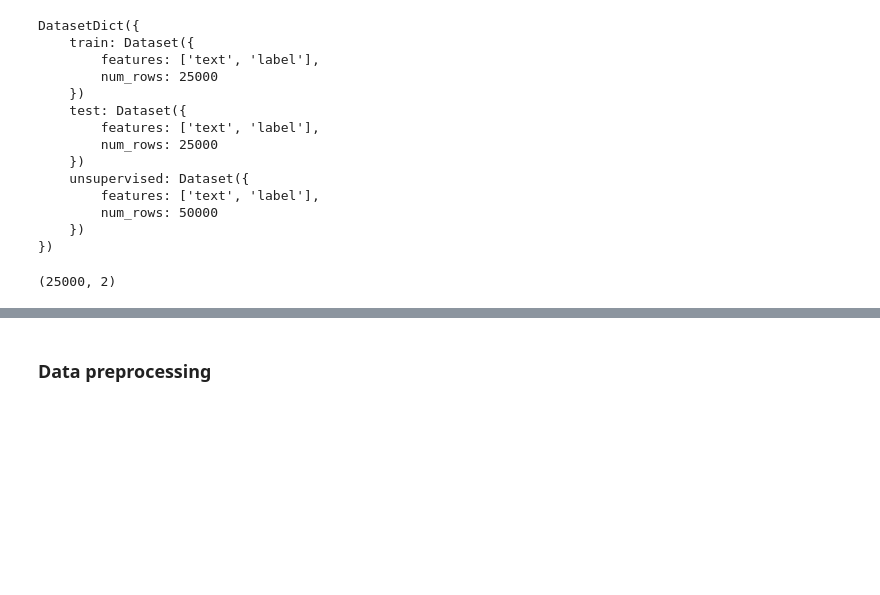
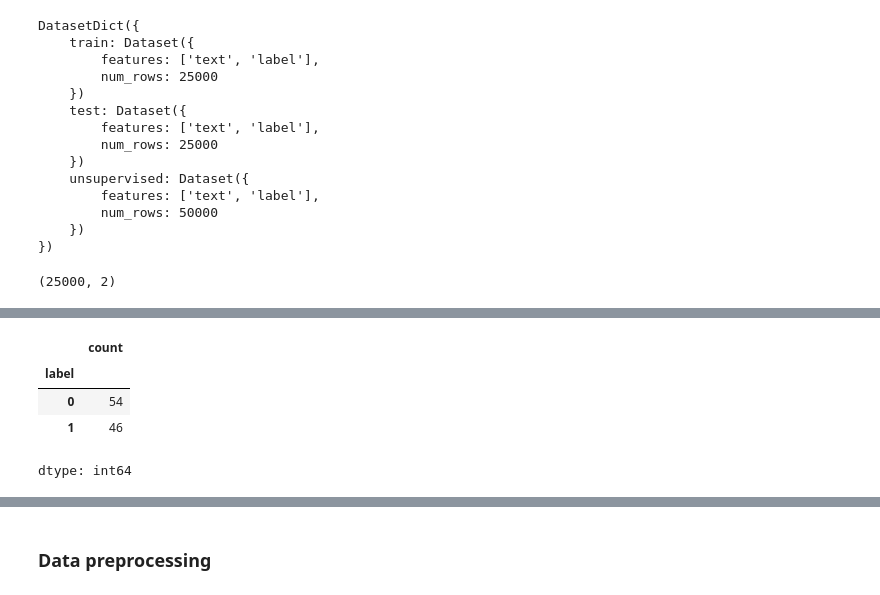
Before and after one commit to nakul-chakrapani/buildops-imdb-sentiment-analysis, a Jupyter notebook: imdb-sentiment-analysis/notebooks/imdb-sentiment-analysis.ipynb, the cells around one changed output, grey strips where cells are left out. Drawn from its saved outputs; the diff is of its cells as text; code cells hidden in the pictures; blank space fills up the shorter version.

```diff
--- a/imdb-sentiment-analysis/notebooks/imdb-sentiment-analysis.ipynb
+++ b/imdb-sentiment-analysis/notebooks/imdb-sentiment-analysis.ipynb
@@ -82,3 +140,11 @@ Name: count, dtype: int64
+# %%
+val_df.label.value_counts()
+# %% [output]
+|  | count |
+| label |  |
+| 0 | 54 |
+| 1 | 46 |
+dtype: int64
 # %%
 # Looks like the class distribution is good. No need to balance the dataset
 # %%
```
Also changed, not shown: parts of 29 cells of this notebook.
